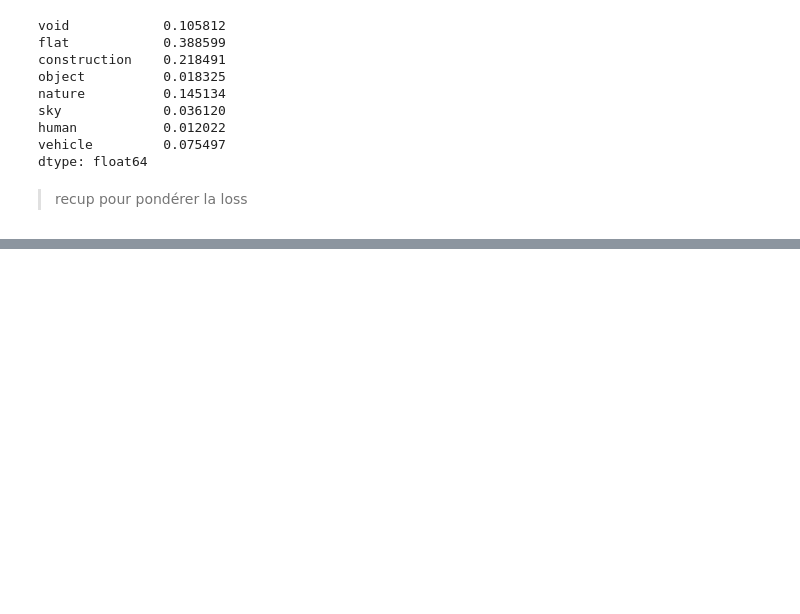
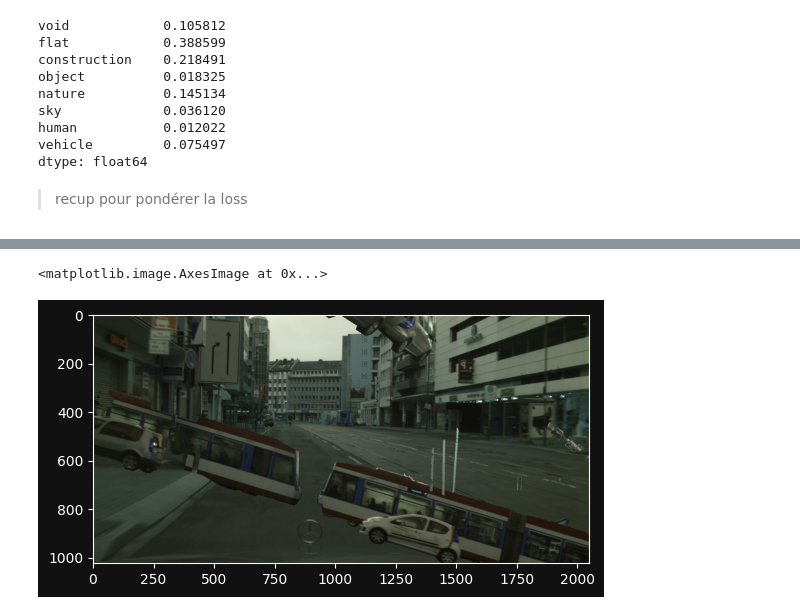
Before and after one commit to lefpradier/urban-segmentation-app, a Jupyter notebook: tests_init.ipynb, the cells around one changed output, grey strips where cells are left out. Saved outputs shown, nothing was run; the diff lists cells and outputs as text; code cells hidden in the pictures; blank space fills up the shorter version.

```diff
--- a/tests_init.ipynb
+++ b/tests_init.ipynb
@@ -500,0 +558,5 @@ dtype: float64
+# %%
+plt.imshow(x[13])
+# %% [output]
+<matplotlib.image.AxesImage at 0x...>
+[figure, added]
```
Also changed, not shown: parts of 7 cells of this notebook, 5 other files.
